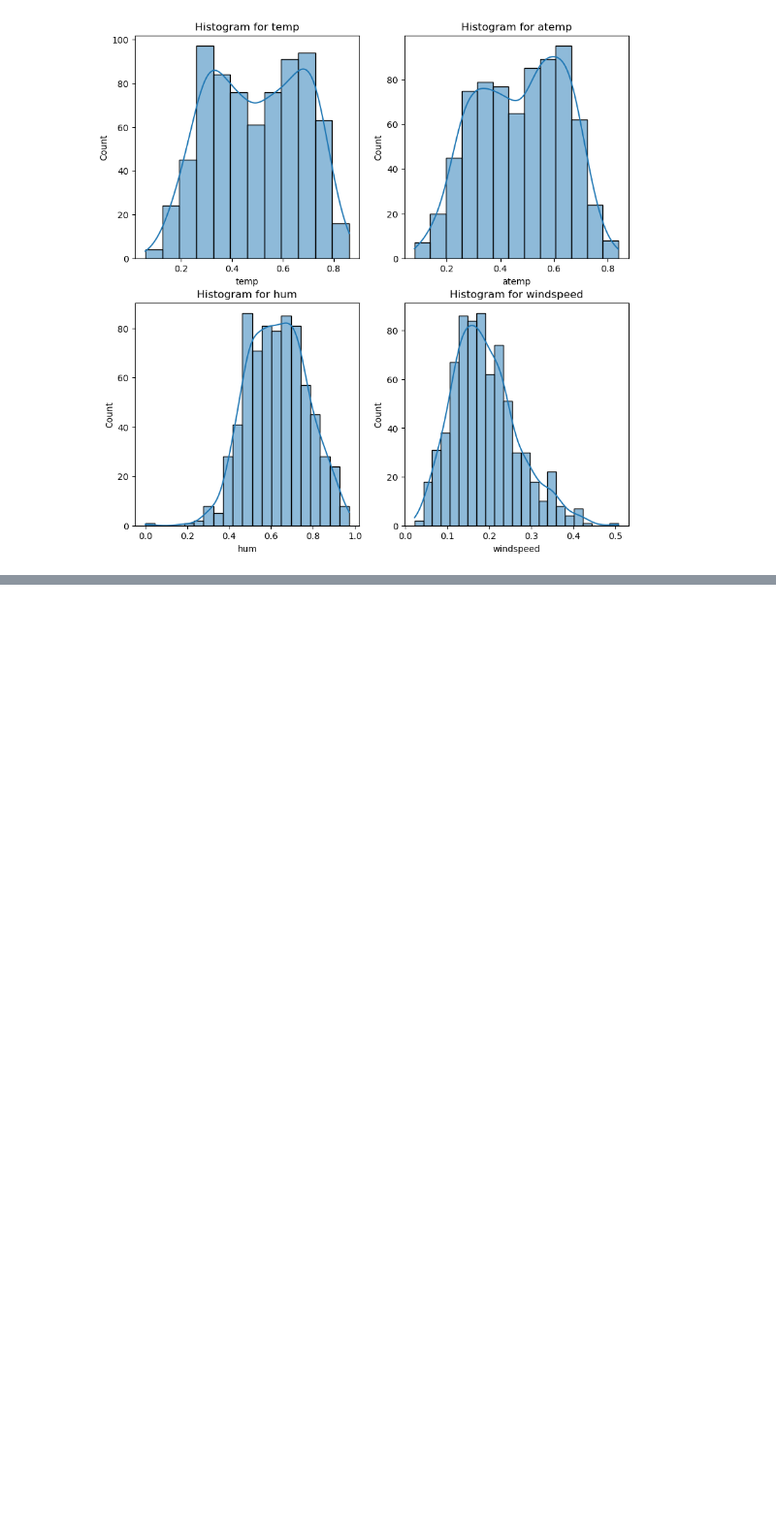
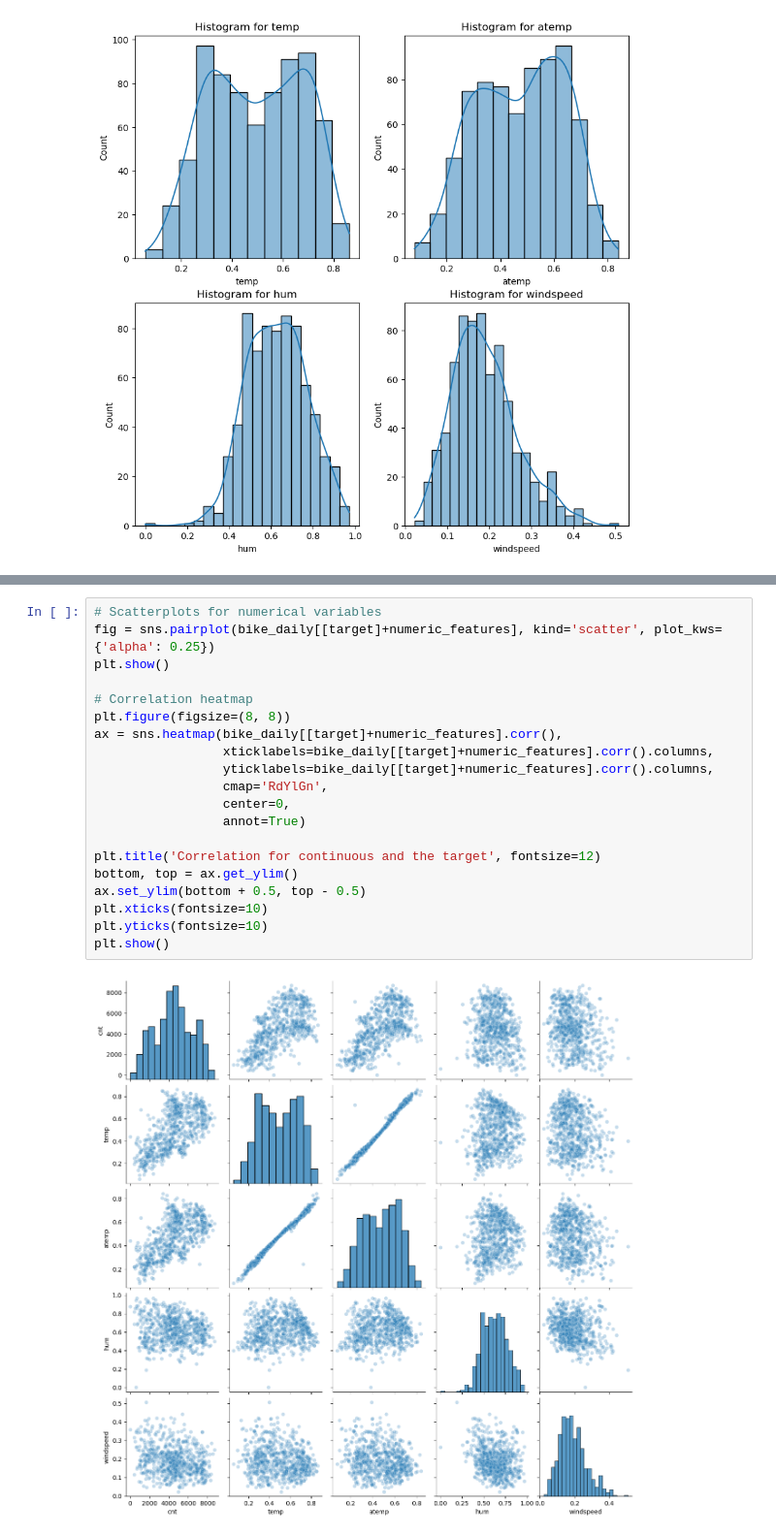
Before and after one commit to ania293/Multiple_Linear_Regression_Bike_Sharing, a Jupyter notebook: bike_sharing.ipynb, the cells around one changed output, grey strips where cells are left out. Shown at 97% size. Cells and saved outputs as stored; diff of their text form; blank space fills up the shorter version.

```diff
--- a/bike_sharing.ipynb
+++ b/bike_sharing.ipynb
@@ -167,0 +198,22 @@ plt.show()
+# %%
+# Scatterplots for numerical variables
+fig = sns.pairplot(bike_daily[[target]+numeric_features], kind='scatter', plot_kws={'alpha': 0.25})
+plt.show()
+
+# Correlation heatmap
+plt.figure(figsize=(8, 8))
+ax = sns.heatmap(bike_daily[[target]+numeric_features].corr(),
+                 xticklabels=bike_daily[[target]+numeric_features].corr().columns,
+                 yticklabels=bike_daily[[target]+numeric_features].corr().columns,
+                 cmap='RdYlGn',
+                 center=0,
+                 annot=True)
+
+plt.title('Correlation for continuous and the target', fontsize=12)
+bottom, top = ax.get_ylim()
+ax.set_ylim(bottom + 0.5, top - 0.5)
+plt.xticks(fontsize=10)
+plt.yticks(fontsize=10)
+plt.show()
+# %% [output]
+[figure, added]
```
Also changed, not shown: parts of 23 cells of this notebook.
